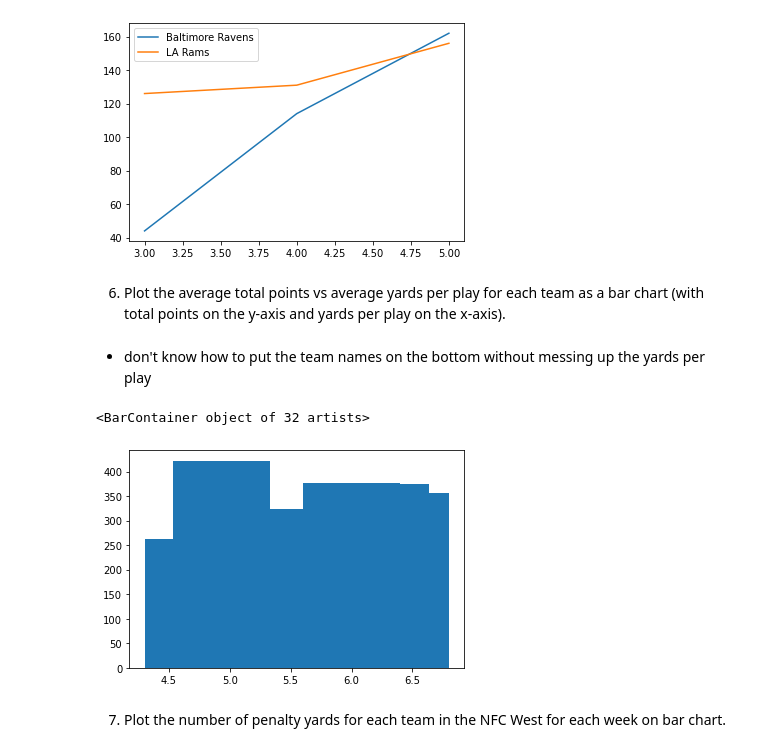
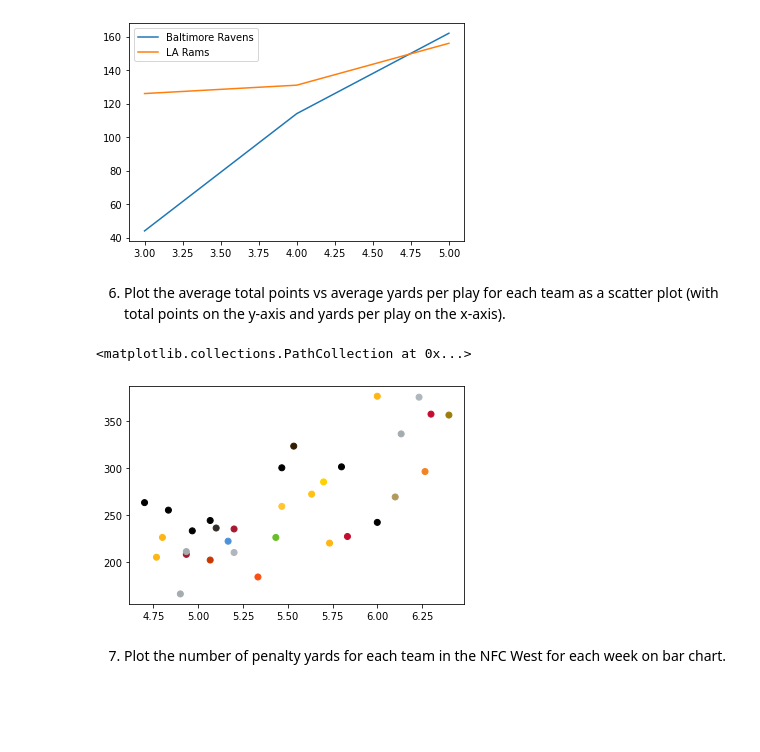
Before and after one commit to SheltonBlackwell/cis277-fa22-Lab5, a Jupyter notebook: Lab5.ipynb, the cells around one changed output. Cells and saved outputs as stored; diff of their text form; code cells hidden in the pictures; blank space fills up the shorter version.

```diff
--- a/Lab5.ipynb
+++ b/Lab5.ipynb
@@ -76,14 +77,12 @@ plt.show()
 # %% [output]
 [figure]
 # %% [markdown]
-6. Plot the average total points vs average yards per play for each team as a bar chart (with total points on the y-axis and yards per play on the x-axis).
+6. Plot the average total points vs average yards per play for each team as a scatter plot (with total points on the y-axis and yards per play on the x-axis).
-# %% [markdown]
-- don't know how to put the team names on the bottom without messing up the yards per play
 # %%
-plt.bar(all_files.groupby('team').yards_per_play.mean(), all_files.groupby('team').points_scored.sum())
+plt.scatter(all_files.groupby('team').yards_per_play.mean(), all_files.groupby('team').points_scored.sum(),color= colors_logos.team_color2)
 # %% [output]
-<BarContainer object of 32 artists>
+<matplotlib.collections.PathCollection at 0x...>
-[figure, old version]
+[figure, new version]
 # %% [markdown]
 7. Plot the number of penalty yards for each team in the NFC West for each week on bar chart.
 # %%
```
Also changed, not shown: parts of 3 cells of this notebook.
